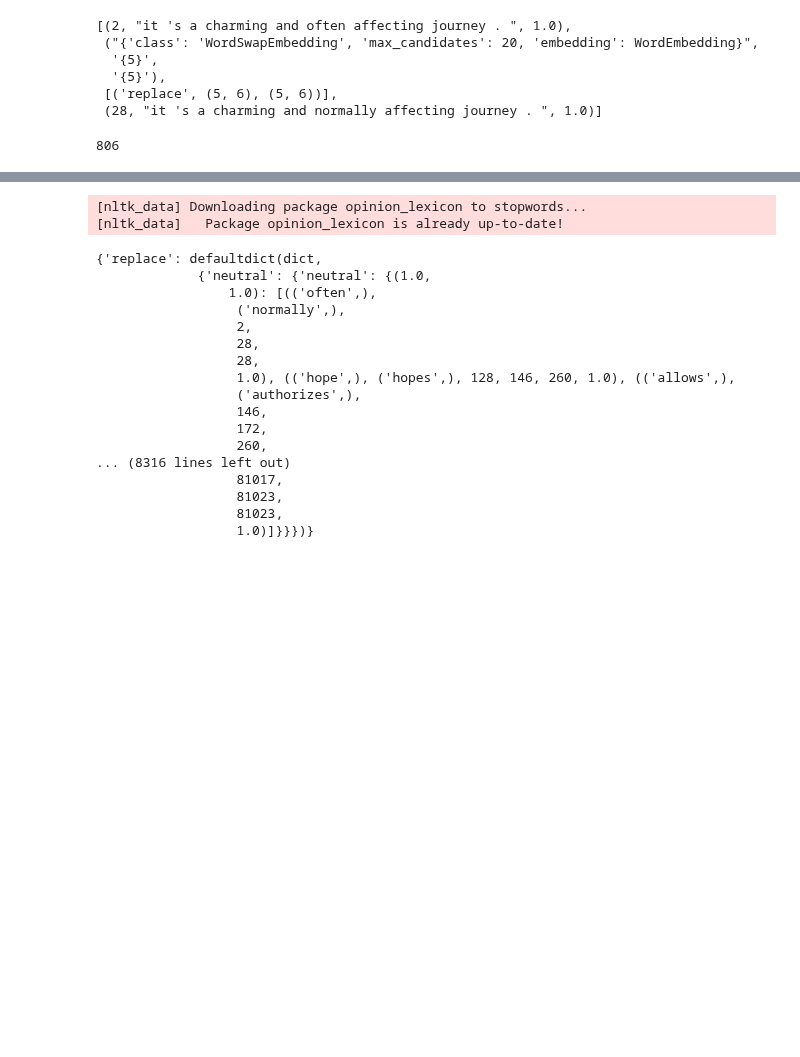
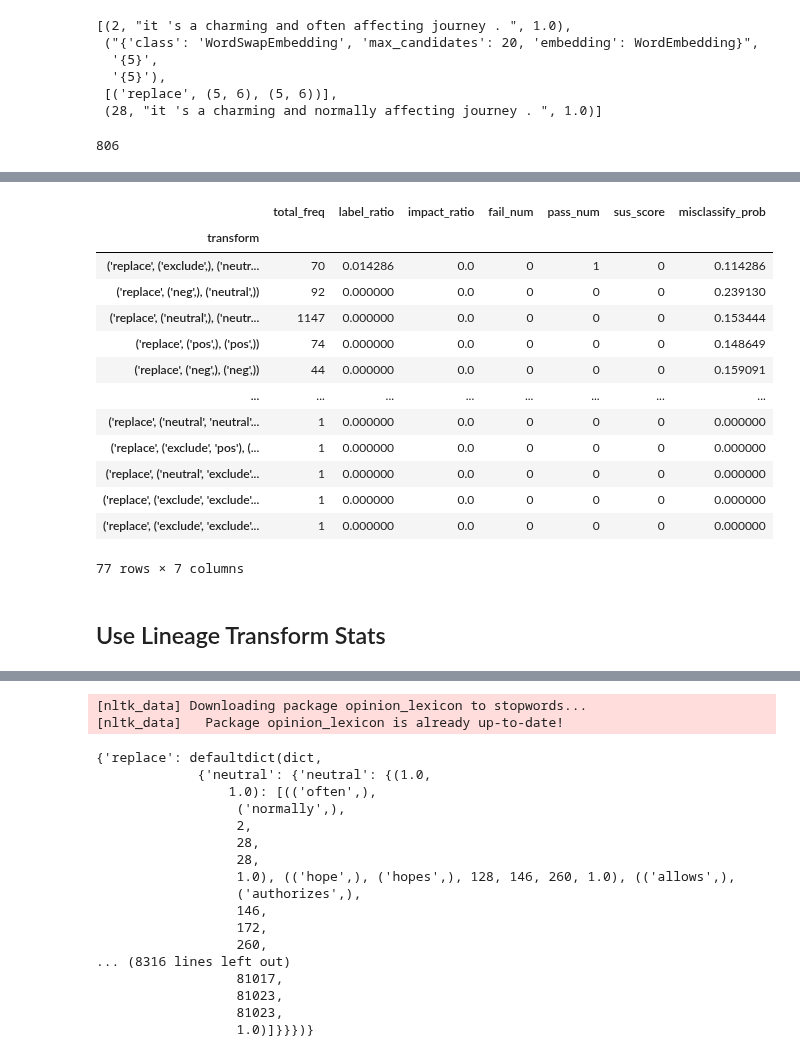
Before and after one commit to UCLA-SEAL/ProvenanceInspector, a Jupyter notebook: after/Analysis.ipynb, the cells around one changed output, grey strips where cells are left out. Cells and saved outputs as stored; diff of their text form; code cells hidden in the pictures; blank space fills up the shorter version.

```diff
--- a/after/Analysis.ipynb
+++ b/after/Analysis.ipynb
@@ -468,0 +957,21 @@ len(all_traces)
+# %%
+df = test_edit_summary.update_human_label(0, 1)
+# %%
+df['contextual_sentiment']
+# %% [output]
+|  | total_freq | label_ratio | impact_ratio | fail_num | pass_num | sus_score | misclassify_prob |
+| transform |  |  |  |  |  |  |  |
+| ('replace', ('exclude',), ('neutr... | 70 | 0.014286 | 0.0 | 0 | 1 | 0 | 0.114286 |
+| ('replace', ('neg',), ('neutral',)) | 92 | 0.000000 | 0.0 | 0 | 0 | 0 | 0.239130 |
+| ('replace', ('neutral',), ('neutr... | 1147 | 0.000000 | 0.0 | 0 | 0 | 0 | 0.153444 |
+| ('replace', ('pos',), ('pos',)) | 74 | 0.000000 | 0.0 | 0 | 0 | 0 | 0.148649 |
+| ('replace', ('neg',), ('neg',)) | 44 | 0.000000 | 0.0 | 0 | 0 | 0 | 0.159091 |
+| ... | ... | ... | ... | ... | ... | ... | ... |
+| ('replace', ('neutral', 'neutral'... | 1 | 0.000000 | 0.0 | 0 | 0 | 0 | 0.000000 |
+| ('replace', ('exclude', 'pos'), (... | 1 | 0.000000 | 0.0 | 0 | 0 | 0 | 0.000000 |
+| ('replace', ('neutral', 'exclude'... | 1 | 0.000000 | 0.0 | 0 | 0 | 0 | 0.000000 |
+| ('replace', ('exclude', 'exclude'... | 1 | 0.000000 | 0.0 | 0 | 0 | 0 | 0.000000 |
+| ('replace', ('exclude', 'exclude'... | 1 | 0.000000 | 0.0 | 0 | 0 | 0 | 0.000000 |
+77 rows × 7 columns
+# %% [markdown]
+## Use Lineage Transform Stats
```
Also changed, not shown: parts of 19 cells of this notebook, 13 other files.
